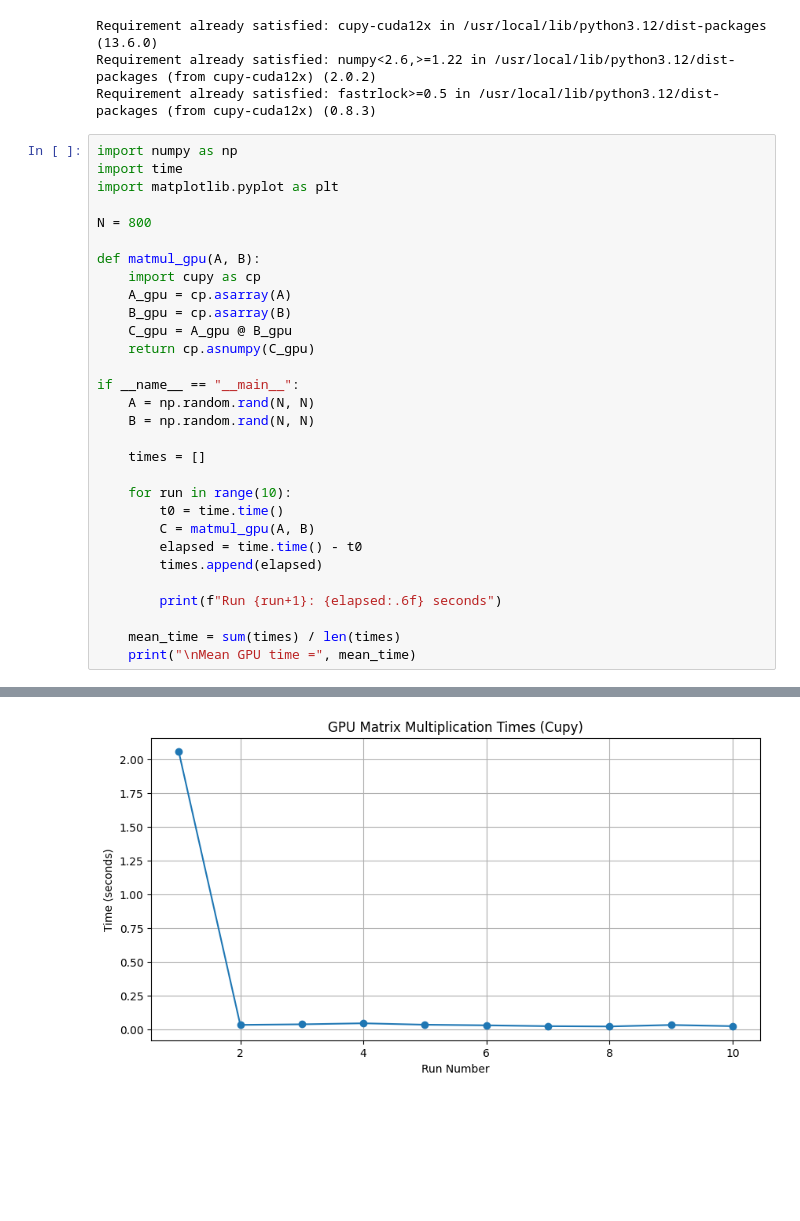
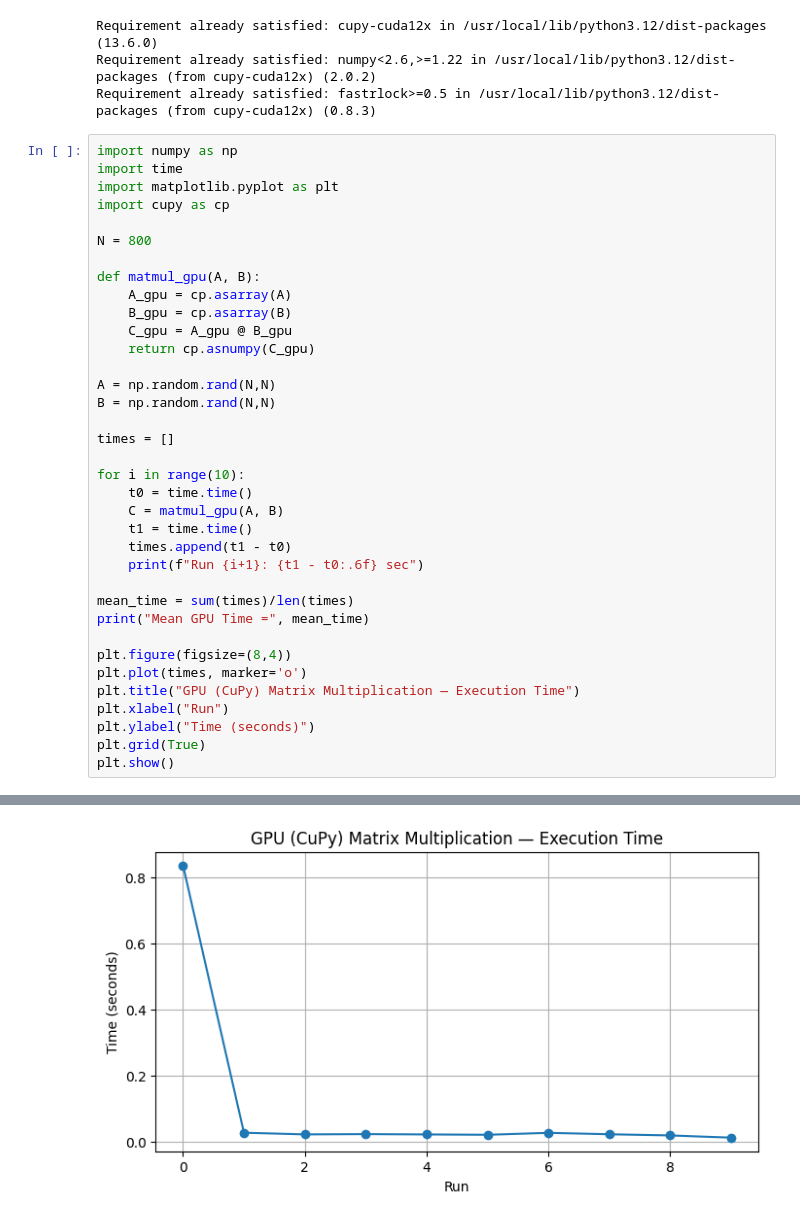
Before and after one commit to ZIZOUTOUMOU/ZIZOUTOUMOU, a Jupyter notebook: cal_paralle.ipynb, the cells around one changed output, grey strips where cells are left out. Cells and saved outputs as stored; diff of their text form; blank space fills up the shorter version.

```diff
--- a/cal_paralle.ipynb
+++ b/cal_paralle.ipynb
@@ -299,30 +247,36 @@ Requirement already satisfied: fastrlock>=0.5 in /usr/local/lib/python3.12/dist-
 import numpy as np
 import time
 import matplotlib.pyplot as plt
+import cupy as cp
 
 N = 800
 
 def matmul_gpu(A, B):
-    import cupy as cp
     A_gpu = cp.asarray(A)
     B_gpu = cp.asarray(B)
     C_gpu = A_gpu @ B_gpu
     return cp.asnumpy(C_gpu)
 
-if __name__ == "__main__":
-    A = np.random.rand(N, N)
-    B = np.random.rand(N, N)
+A = np.random.rand(N,N)
+B = np.random.rand(N,N)
 
-    times = []
+times = []
 
-    for run in range(10):
-        t0 = time.time()
-        C = matmul_gpu(A, B)
-        elapsed = time.time() - t0
-        times.append(elapsed)
+for i in range(10):
+    t0 = time.time()
+    C = matmul_gpu(A, B)
+    t1 = time.time()
+    times.append(t1 - t0)
+    print(f"Run {i+1}: {t1 - t0:.6f} sec")
 
-        print(f"Run {run+1}: {elapsed:.6f} seconds")
+mean_time = sum(times)/len(times)
+print("Mean GPU Time =", mean_time)
 
-    mean_time = sum(times) / len(times)
-    print("\nMean GPU time =", mean_time)
+plt.figure(figsize=(8,4))
+plt.plot(times, marker='o')
+plt.title("GPU (CuPy) Matrix Multiplication — Execution Time")
+plt.xlabel("Run")
+plt.ylabel("Time (seconds)")
+plt.grid(True)
+plt.show()
 # %% [output]
@@ -341 +294 @@ Mean GPU time = 0.23140642642974854
-[figure, old version]
+[figure, new version]
```
Also changed, not shown: parts of 5 cells of this notebook.
